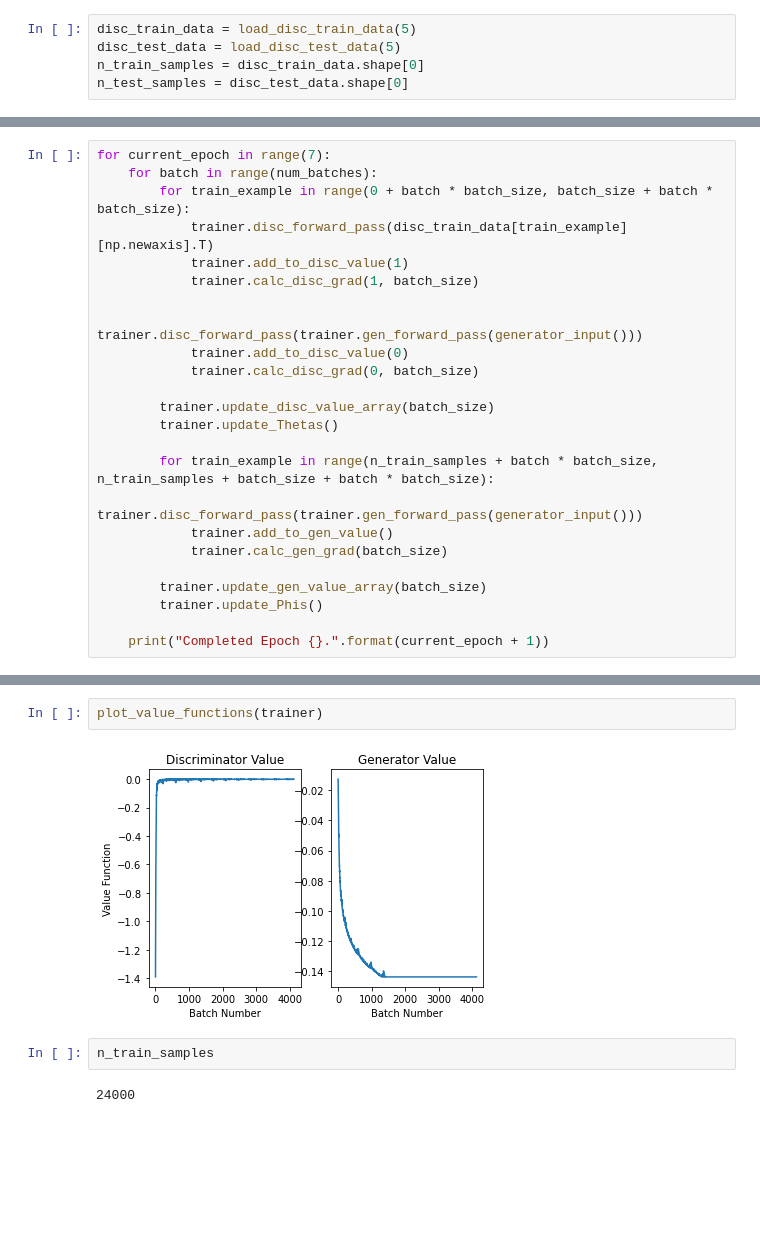
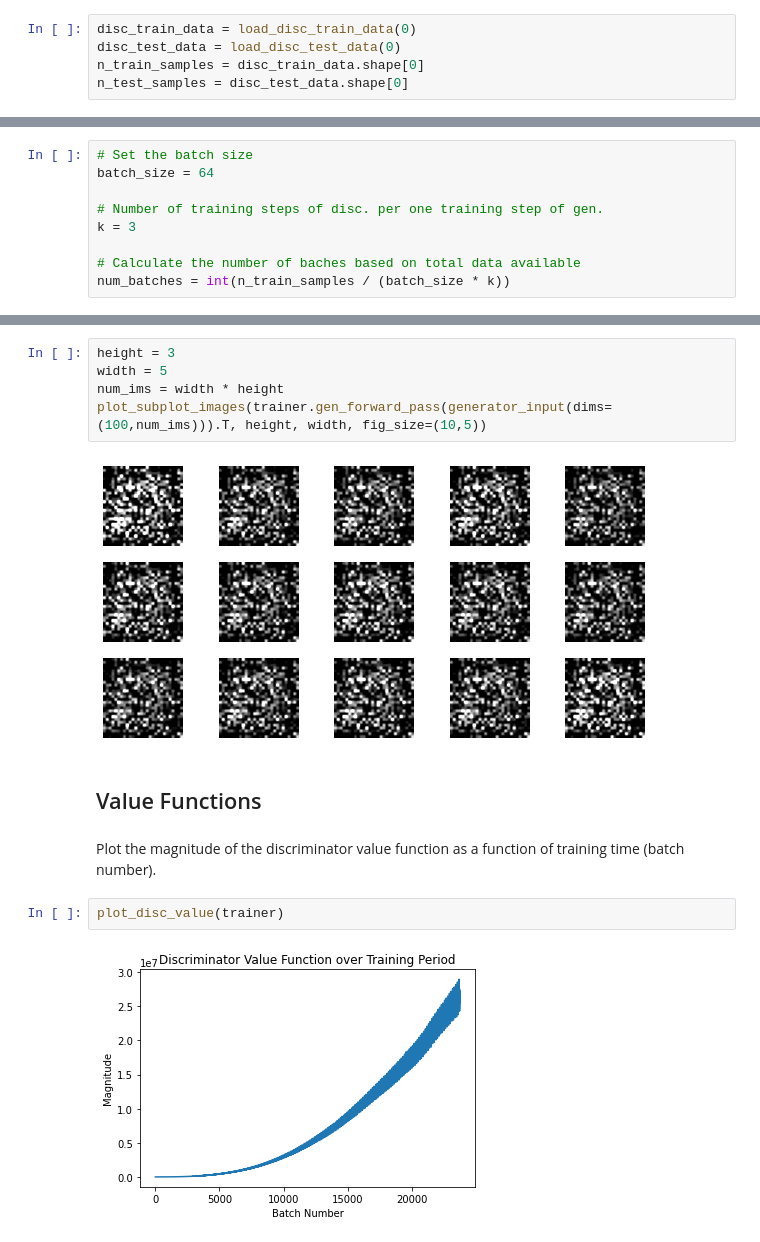
Before and after one commit to a-matsoukas/EMNIST-GAN-Training, a Jupyter notebook: training_notebook.ipynb, the cells around one changed output, grey strips where cells are left out. Cells and saved outputs as stored; diff of their text form; blank space fills up the shorter version.

Commit message:
Update training_notebook.ipynb
Annotate the training notebook and add comments to code.

```diff
--- a/training_notebook.ipynb
+++ b/training_notebook.ipynb
@@ -13,5 +22,5 @@ trainer = BasicGANTrainer()
 # %%
-disc_train_data = load_disc_train_data(5)
-disc_test_data = load_disc_test_data(5)
+disc_train_data = load_disc_train_data(0)
+disc_test_data = load_disc_test_data(0)
 n_train_samples = disc_train_data.shape[0]
 n_test_samples = disc_test_data.shape[0]
@@ -21,0 +37,9 @@ num_epochs = 1
+# %%
+# Set the batch size
+batch_size = 64
+
+# Number of training steps of disc. per one training step of gen.
+k = 3
+
+# Calculate the number of baches based on total data available
+num_batches = int(n_train_samples / (batch_size * k))
@@ -30,24 +129,0 @@ array([[0.96976216]])
-# %%
-for current_epoch in range(7):
-    for batch in range(num_batches):
-        for train_example in range(0 + batch * batch_size, batch_size + batch * batch_size):
-            trainer.disc_forward_pass(disc_train_data[train_example][np.newaxis].T)
-            trainer.add_to_disc_value(1)
-            trainer.calc_disc_grad(1, batch_size)
-
-            trainer.disc_forward_pass(trainer.gen_forward_pass(generator_input()))
-            trainer.add_to_disc_value(0)
-            trainer.calc_disc_grad(0, batch_size)
-
-        trainer.update_disc_value_array(batch_size)
-        trainer.update_Thetas()
-
-        for train_example in range(n_train_samples + batch * batch_size, n_train_samples + batch_size + batch * batch_size):
-            trainer.disc_forward_pass(trainer.gen_forward_pass(generator_input()))
-            trainer.add_to_gen_value()
-            trainer.calc_gen_grad(batch_size)
-
-        trainer.update_gen_value_array(batch_size)
-        trainer.update_Phis()
-
-    print("Completed Epoch {}.".format(current_epoch + 1))
@@ -74,8 +132,15 @@ plot_image(trainer.gen_forward_pass(generator_input()))
+# %%
+height = 3
+width = 5
+num_ims = width * height
+plot_subplot_images(trainer.gen_forward_pass(generator_input(dims=(100,num_ims))).T, height, width, fig_size=(10,5))
+# %% [output]
+[figure, added]
+# %% [markdown]
+## Value Functions
+# %% [markdown]
+Plot the magnitude of the discriminator value function as a function of training time (batch number).
 # %%
-plot_value_functions(trainer)
+plot_disc_value(trainer)
 # %% [output]
-[figure, old version]
+[figure, new version]
-# %%
-n_train_samples
-# %% [output]
-24000
```
Also changed, not shown: parts of 24 cells of this notebook.
